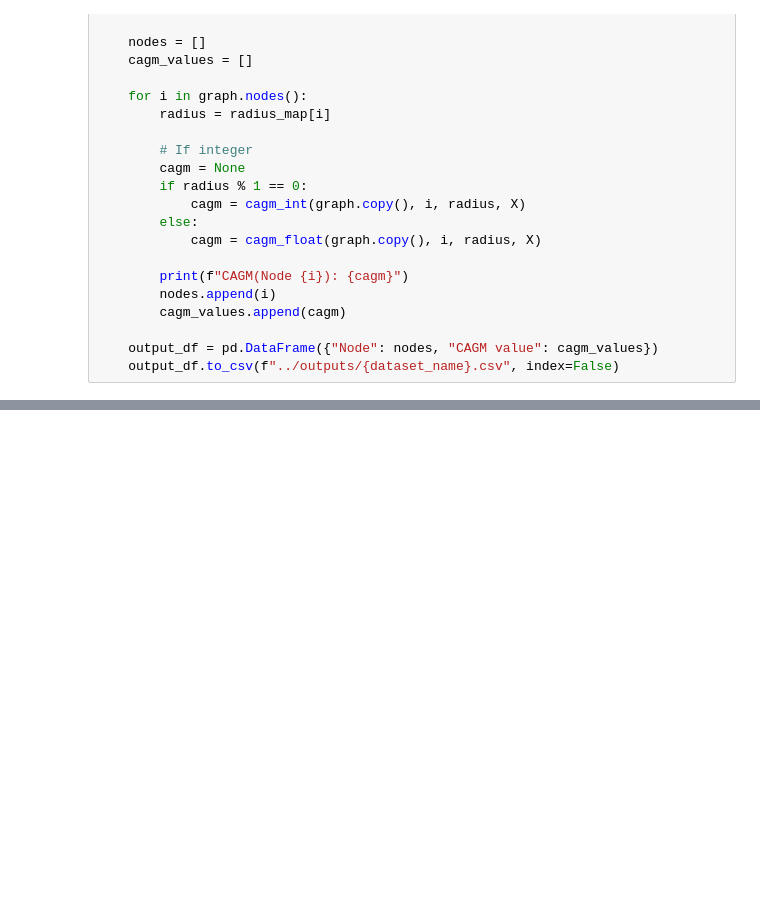
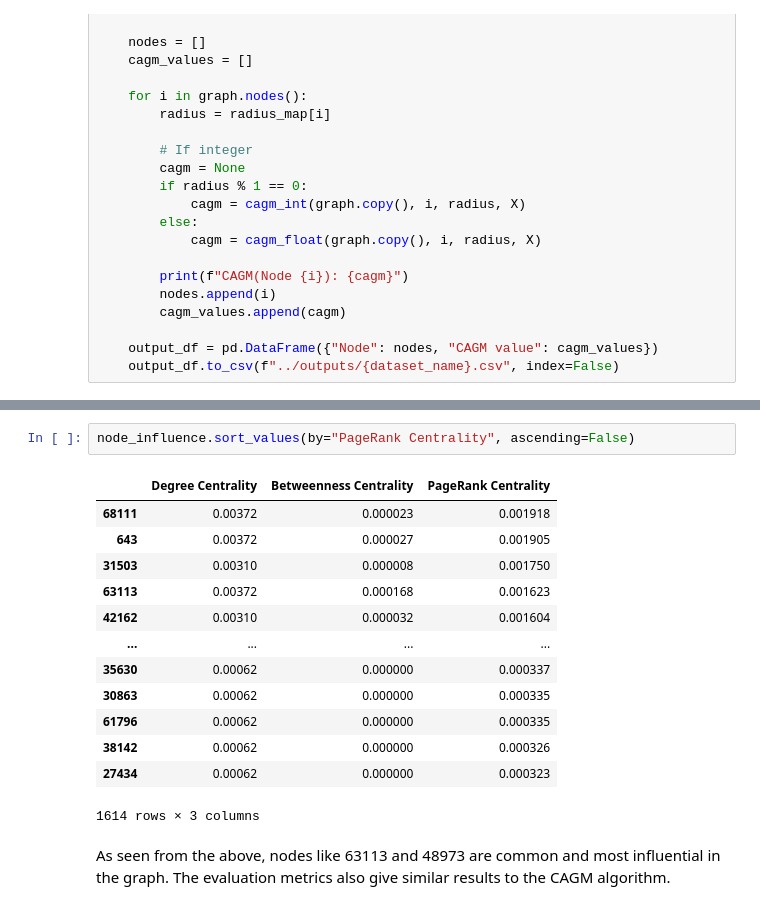
Before and after one commit to dhzdhd/CAGM, a Jupyter notebook: notebooks/main.ipynb, the cells around one changed output, grey strips where cells are left out. Saved outputs shown, nothing was run; the diff lists cells and outputs as text; blank space fills up the shorter version.

```diff
--- a/notebooks/main.ipynb
+++ b/notebooks/main.ipynb
@@ -347,0 +409,18 @@ CAGM(Node 60334): 1.5030234793752353
+# %%
+node_influence.sort_values(by="PageRank Centrality", ascending=False)
+# %% [output]
+|  | Degree Centrality | Betweenness Centrality | PageRank Centrality |
+| 68111 | 0.00372 | 0.000023 | 0.001918 |
+| 643 | 0.00372 | 0.000027 | 0.001905 |
+| 31503 | 0.00310 | 0.000008 | 0.001750 |
+| 63113 | 0.00372 | 0.000168 | 0.001623 |
+| 42162 | 0.00310 | 0.000032 | 0.001604 |
+| ... | ... | ... | ... |
+| 35630 | 0.00062 | 0.000000 | 0.000337 |
+| 30863 | 0.00062 | 0.000000 | 0.000335 |
+| 61796 | 0.00062 | 0.000000 | 0.000335 |
+| 38142 | 0.00062 | 0.000000 | 0.000326 |
+| 27434 | 0.00062 | 0.000000 | 0.000323 |
+1614 rows × 3 columns
+# %% [markdown]
+As seen from the above, nodes like 63113 and 48973 are common and most influential in the graph. The evaluation metrics also give similar results to the CAGM algorithm.
```
Also changed, not shown: parts of 8 cells of this notebook, 2 other files.
